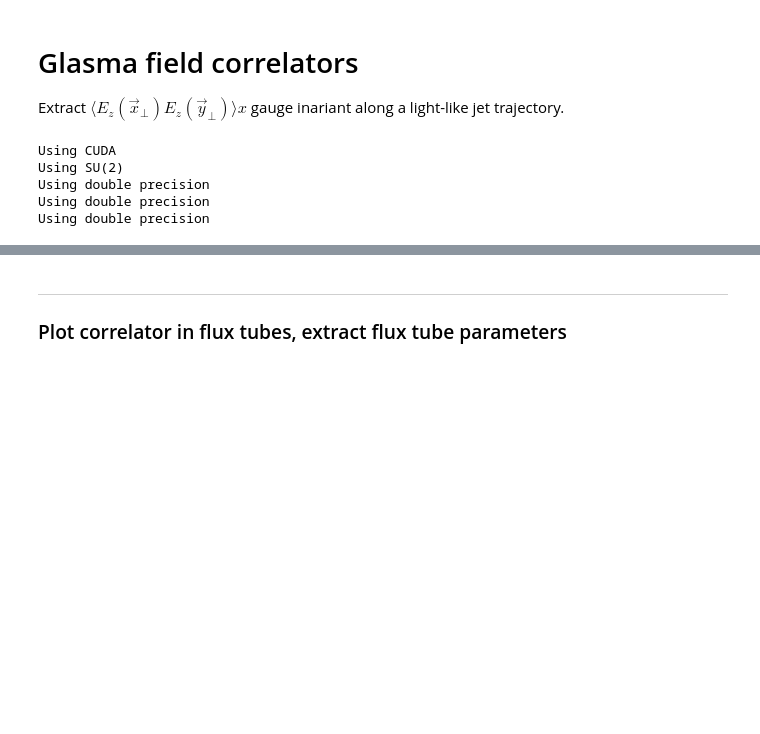
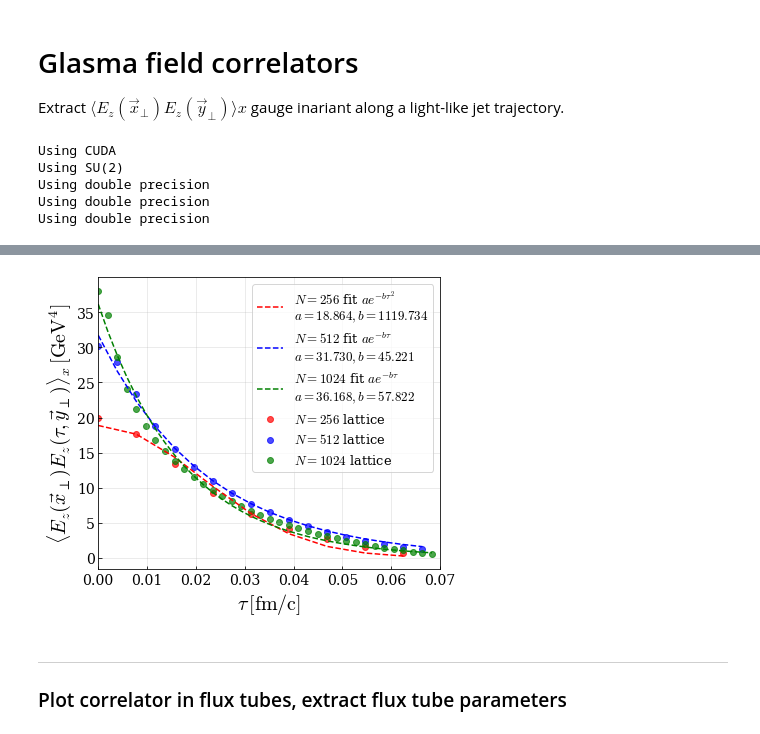
Before and after one commit to avramescudana/curraun, a Jupyter notebook: notebooks/field correlators/Electric and magnetic field correlators along eikonal jet trajectory.ipynb, the cells around one changed output, grey strips where cells are left out. Drawn from its saved outputs; the diff is of its cells as text; code cells hidden in the pictures; blank space fills up the shorter version.

```diff
--- a/notebooks/field correlators/Electric and magnetic field correlators along eikonal jet trajectory.ipynb
+++ b/notebooks/field correlators/Electric and magnetic field correlators along eikonal jet trajectory.ipynb
@@ -49,8 +49,17 @@ hbarc = 0.197326
 
 # Simulation box parameters
 L = 2      # Length of simulation box [fm]
+
 N = 1024     # Number of lattice sites
-# N = 256     # Number of lattice sites
+# UV = 100.0       # Ultraviolet regulator [GeV] # For N = 1024
+# N = 512     # Number of lattice sites
+# UV = 40.0       # Ultraviolet regulator [GeV] # For N = 512
+N = 256     # Number of lattice sites
+# UV = 20.0       # Ultraviolet regulator [GeV] # For N = 256
+
+UV = 200.0       # Ultraviolet regulator [GeV] # For all N
+# UV = 10.0       # Ultraviolet regulator [GeV] # For all N
+
 DTS = 8     # Time step
 
 # N = 128     # Number of lattice sites
@@ -65,6 +74,6 @@ g2mu = Qs / factor      # MV model parameter times squared coupling [GeV]
 G = np.pi * np.sqrt(1 / np.log(Qs / 0.2))       # Running coupling constant
 MU = g2mu / G**2        # MV model parameter
 M = 0.1 * G**2 * MU     # Intrared regulator [GeV]
-UV = 10.0       # Ultraviolet regulator [GeV]
+
 
 tau_max = 0.4    # Simulation time [GeV/fm]
@@ -71,3 +84,3 @@ tau_max = 0.4    # Simulation time [GeV/fm]
 # %%
-flux_tube = 3 # flux tube number
+flux_tube = 1 # flux tube number
 # %%
@@ -146,7 +157,8 @@ with tqdm(total=maxt) as pbar:
 output['tau'], output['elcorr'], output['magcorr']  = delta_tau, elcorr, magcorr
 # output['elcorr_all'], output['magcorr_all'] = elcorr_all, magcorr_all
 # %%
-with open(f'eik_jet_el_mag_corr_1_ev_{flux_tube}_flux_tube.pickle', 'wb') as f:
+with open(f'eik_jet_el_mag_corr_1_ev_{flux_tube}_flux_tube_latest.pickle', 'wb') as f:
+# with open(f'eik_jet_el_mag_corr_1_ev_{flux_tube}_flux_tube.pickle', 'wb') as f:
     pickle.dump(output, f)
 # %%
 with open(f'eik_jet_el_mag_corr_1_ev_{flux_tube}_flux_tube.pickle', 'rb') as f:
@@ -158,3 +173,75 @@ magcorr = data['magcorr']
+# %%
+import pickle
+import numpy as np
+from scipy.optimize import curve_fit
+
+import matplotlib.pyplot as plt
+
+plt.rcParams['font.family'] = 'DejaVu Serif'
+plt.rcParams['font.serif'] = ['DejaVu Serif']
+plt.rcParams['mathtext.fontset'] = 'cm'
+
+Ns = [256, 512, 1024]
+colors = ['red', 'blue', 'green']
+labels = [r'$N=256$', r'$N=512$', r'$N=1024$']
+
+def exp_fit_tausq(tau, a, b):
+    return a * np.exp(-b * tau**2)
+
+def exp_fit_tau(tau, a, b):
+    return a * np.exp(-b * tau)
+
+plt.figure(figsize=(6, 5))
+plt.tick_params(axis='both', direction='in')
+
+for N_val, color, label in zip(Ns, colors, labels):
+    fname = f"eik_jet_el_mag_corr_1_ev_{flux_tube}_flux_tube_N_{N_val}.pickle"
+    # fname = f"eik_jet_el_mag_corr_1_ev_{flux_tube}_flux_tube_N_{N_val}_UV_10.pickle"
+    with open(fname, 'rb') as f:
+        data = pickle.load(f)
+    delta_tau = data['tau']
+    elcorr = data['elcorr']
+
+    # Define the slice range
+    if flux_tube == 1:
+        delta_tau_1 = 0.00
+        delta_tau_2 = 0.07
+    else:
+        delta_tau_1 = 0.00
+        delta_tau_2 = 0.06
+
+    mask = (delta_tau >= delta_tau_1) & (delta_tau <= delta_tau_2)
+    delta_tau_slice = delta_tau[mask]
+    elcorr_slice = elcorr[mask, 2]
+
+    # Perform the curve fitting
+    # if N_val == 256 or N_val == 512 or N_val == 1024:
+    if N_val == 256:
+    # if N_val == 2:
+        popt, pcov = curve_fit(exp_fit_tausq, delta_tau_slice, elcorr_slice)
+        fit_func = exp_fit_tausq(delta_tau_slice, *popt)
+        fit_label = f"{label} fit $a e^{{-b \\tau^2}}$\n$a={popt[0]:.3f}, b={popt[1]:.3f}$"
+    else:
+        popt, pcov = curve_fit(exp_fit_tau, delta_tau_slice, elcorr_slice)
+        fit_func = exp_fit_tau(delta_tau_slice, *popt)
+        fit_label = f"{label} fit $a e^{{-b \\tau}}$\n$a={popt[0]:.3f}, b={popt[1]:.3f}$"
+
+
+    plt.scatter(delta_tau_slice, elcorr_slice, color=color, label=f"{label} lattice", alpha=0.7)
+    plt.plot(delta_tau_slice, fit_func, color=color, linestyle='--', label=fit_label)
+
+plt.xlabel(r"$\tau\,\mathrm{[fm/c]}$", fontsize=20)
+plt.ylabel(r"$\langle E_z(\vec{x}_\perp)E_z(\tau, \vec{y}_\perp)\rangle_x\,\mathrm{[GeV^4]}$", fontsize=20)
+plt.legend(fontsize=13)
+plt.xticks(fontsize=14)
+plt.yticks(fontsize=14)
+plt.xlim([delta_tau_1, delta_tau_2])
+plt.grid(alpha=0.3)
+plt.tight_layout()
+plt.savefig(f'ezcorr_lightlike_fit_tube_{flux_tube}_UVscan.png', dpi=900, facecolor='w')
+plt.show()
+# %% [output]
+[figure, added]
 # %% [markdown]
 ---
 ### Plot correlator in flux tubes, extract flux tube parameters
```
Also changed, not shown: parts of 11 cells of this notebook.
